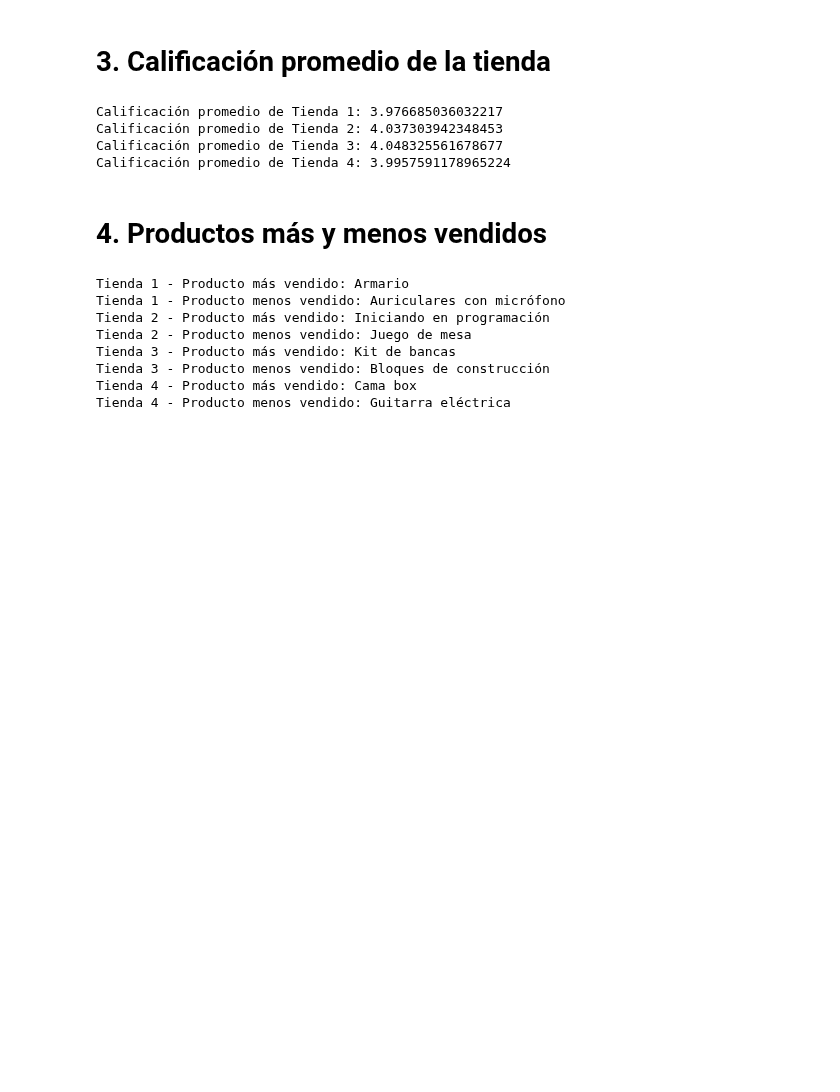
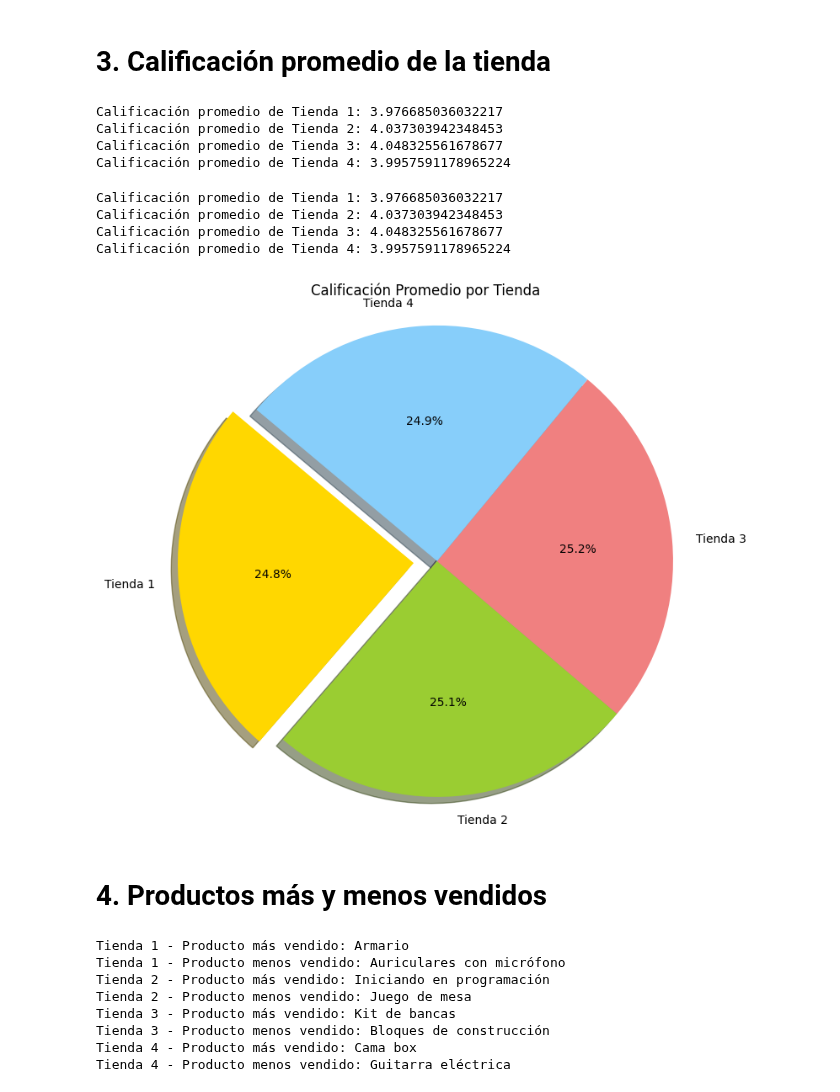
Before and after one commit to walkdani/challenge1-data-science-latam-main, a Jupyter notebook: AluraStoreLatam.ipynb, the cells around one changed output. Cells and saved outputs as stored; diff of their text form; code cells hidden in the pictures; blank space fills up the shorter version.

```diff
--- a/AluraStoreLatam.ipynb
+++ b/AluraStoreLatam.ipynb
@@ -172,6 +288,59 @@ Calificación promedio de Tienda 1: 3.976685036032217
 Calificación promedio de Tienda 2: 4.037303942348453
 Calificación promedio de Tienda 3: 4.048325561678677
 Calificación promedio de Tienda 4: 3.9957591178965224
+# %%
+# generar y visualizar un grafico de pastel con respecto al ejercicio calificacion promedio tiendas
+
+import matplotlib.pyplot as plt
+import pandas as pd
+url = "https://raw.githubusercontent.com/alura-es-cursos/challenge1-data-science-latam/refs/heads/main/base-de-datos-challenge1-latam/tienda_1%20.csv"
+url2 = "https://raw.githubusercontent.com/alura-es-cursos/challenge1-data-science-latam/refs/heads/main/base-de-datos-challenge1-latam/tienda_2.csv"
+url3 = "https://raw.githubusercontent.com/alura-es-cursos/challenge1-data-science-latam/refs/heads/main/base-de-datos-challenge1-latam/tienda_3.csv"
+url4 = "https://raw.githubusercontent.com/alura-es-cursos/challenge1-data-science-latam/refs/heads/main/base-de-datos-challenge1-latam/tienda_4.csv"
+
+tienda = pd.read_csv(url)
+tienda2 = pd.read_csv(url2)
+tienda3 = pd.read_csv(url3)
+tienda4 = pd.read_csv(url4)
+
+# TIENDA 1
+tienda['Calificación'] = pd.to_numeric(tienda['Calificación'], errors='coerce')
+calificacion_promedio_tienda1 = tienda['Calificación'].mean()
+print(f"Calificación promedio de Tienda 1: {calificacion_promedio_tienda1}")
+
+# TIENDA 2
+tienda2['Calificación'] = pd.to_numeric(tienda2['Calificación'], errors='coerce')
+calificacion_promedio_tienda2 = tienda2['Calificación'].mean()
+print(f"Calificación promedio de Tienda 2: {calificacion_promedio_tienda2}")
+
+# TIENDA 3
+tienda3['Calificación'] = pd.to_numeric(tienda3['Calificación'], errors='coerce')
+calificacion_promedio_tienda3 = tienda3['Calificación'].mean()
+print(f"Calificación promedio de Tienda 3: {calificacion_promedio_tienda3}")
+
+# TIENDA 4
+tienda4['Calificación'] = pd.to_numeric(tienda4['Calificación'], errors='coerce')
+calificacion_promedio_tienda4 = tienda4['Calificación'].mean()
+print(f"Calificación promedio de Tienda 4: {calificacion_promedio_tienda4}")
+
+# Datos para el grafico circular
+labels = ['Tienda 1', 'Tienda 2', 'Tienda 3', 'Tienda 4']
+sizes = [calificacion_promedio_tienda1, calificacion_promedio_tienda2, calificacion_promedio_tienda3, calificacion_promedio_tienda4]
+colors = ['gold', 'yellowgreen', 'lightcoral', 'lightskyblue']
+explode = (0.1, 0, 0, 0)  # explode 1st slice
+
+# Plot
+plt.figure(figsize=(8, 8))
+plt.pie(sizes, explode=explode, labels=labels, colors=colors, autopct='%1.1f%%', shadow=True, startangle=140)
+plt.axis('equal')  # Equal aspect ratio ensures that pie is drawn as a circle.
+plt.title('Calificación Promedio por Tienda')
+plt.show()
+# %% [output]
+Calificación promedio de Tienda 1: 3.976685036032217
+Calificación promedio de Tienda 2: 4.037303942348453
+Calificación promedio de Tienda 3: 4.048325561678677
+Calificación promedio de Tienda 4: 3.9957591178965224
+[figure, added]
 # %% [markdown]
 # 4. Productos más y menos vendidos
 # %%
```
Also changed, not shown: parts of 6 cells of this notebook.
